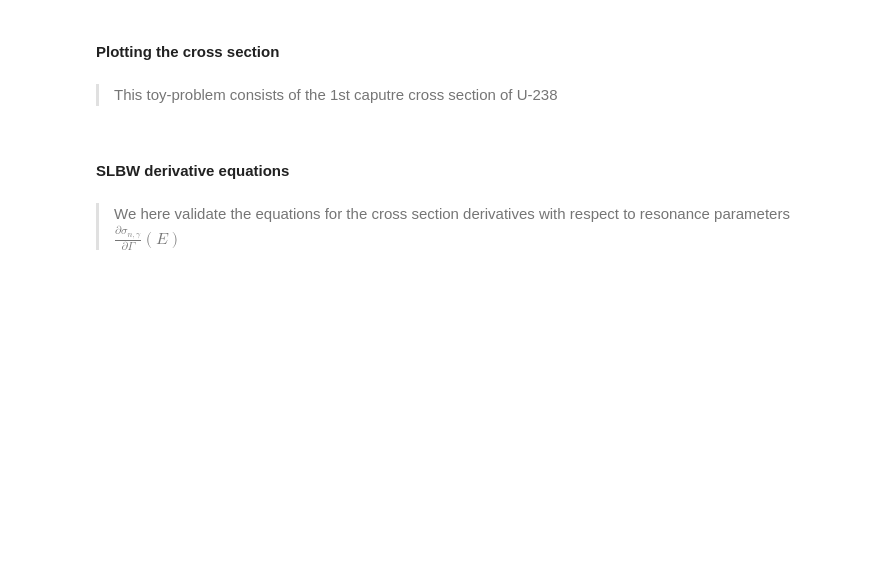
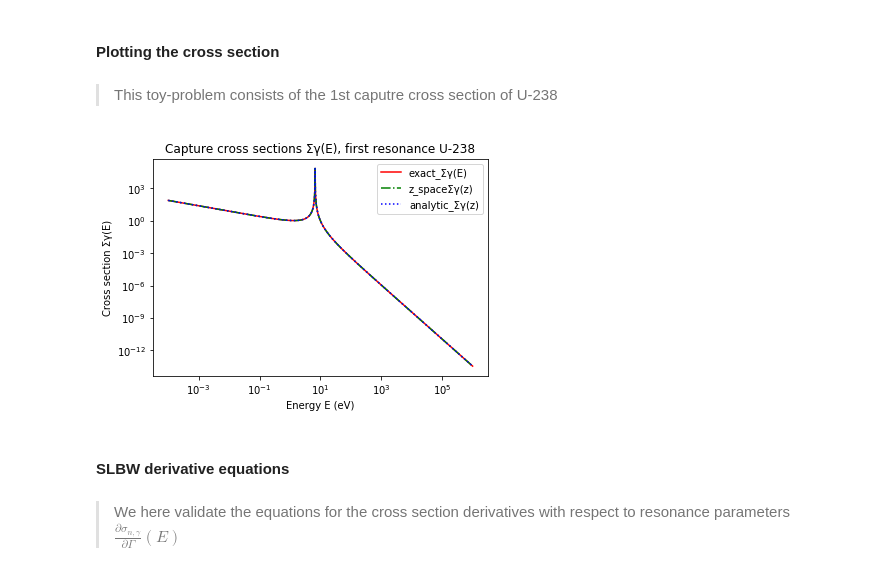
Before and after one commit to icmeyer/Uncertainty-Methods-Toy-Problem, a Jupyter notebook: covariance_conversion.ipynb, the cells around one changed output. Saved outputs shown, nothing was run; the diff lists cells and outputs as text; code cells hidden in the pictures; blank space fills up the shorter version.

```diff
--- a/covariance_conversion.ipynb
+++ b/covariance_conversion.ipynb
@@ -50,20 +50,22 @@ N_densities = np.array([1,(0.124954)*1.0])
 # %%
 ## Plot the mean cross section values.
 titre_Σ = 'Capture cross sections Σγ(E), first resonance U-238'
 titre_Σ_pdf = "%s.%s"%(titre_Σ, 'pdf')
 
 #plt.close('all')
 # Plotting the cross section
 #plt.loglog(E_g , np.array([sum(list(Σ_vector(E_g[g], μ_Γ_all))) for g in range(E_g.size)]) )
-plt.loglog(E_g , np.array([evaluate_Σγ(E_g[g], μ_Γ_U238) for g in range(E_g.size)]) , '-r', label='Σγ(E)')
-plt.loglog(z_g**2 , np.array([z_space_Σγ(z_g[g], μ_Γ_U238) for g in range(z_g.size)]) , '-.g', label='Σγ(z)')
+plt.loglog(E_g , np.array([exact_Σγ(E_g[g], μ_Γ_U238) for g in range(E_g.size)]) , '-r', label='exact_Σγ(E)')
+plt.loglog(z_g**2 , np.array([z_space_Σγ(z_g[g], μ_Γ_U238) for g in range(z_g.size)]) , '-.g', label='z_spaceΣγ(z)')
 plt.loglog(z_g**2 , np.array([analytic_Σγ(z_g[g], μ_Γ_U238) for g in range(z_g.size)]) , ':b', label='analytic_Σγ(z)')
 plt.ylabel('Cross section Σγ(E)')
 plt.xlabel('Energy E (eV)')
 plt.title(titre_Σ)
 plt.legend()
 
 plt.rcParams['axes.facecolor'] = '0.98'
+# %% [output]
+[figure, added]
 # %% [markdown]
 #### SLBW derivative equations
 # %% [markdown]
```
Also changed, not shown: parts of 90 cells of this notebook.
